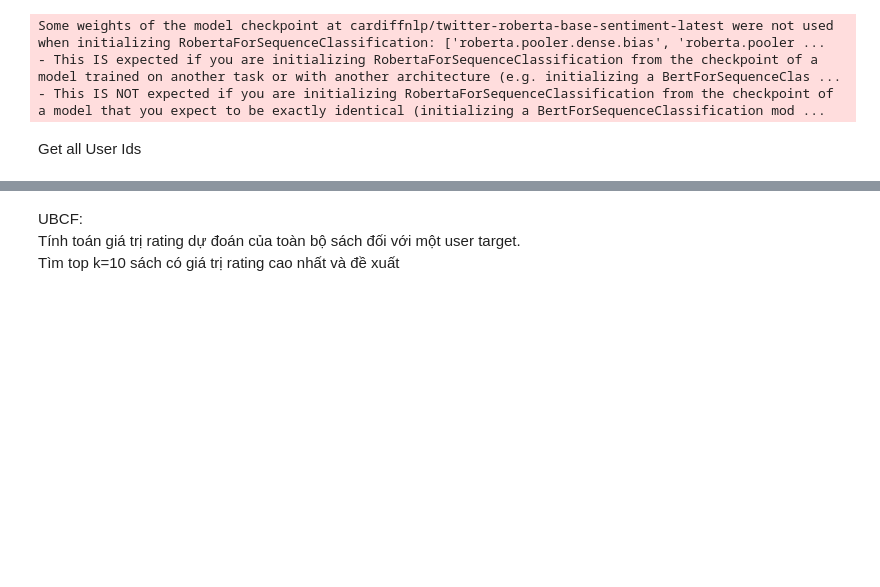
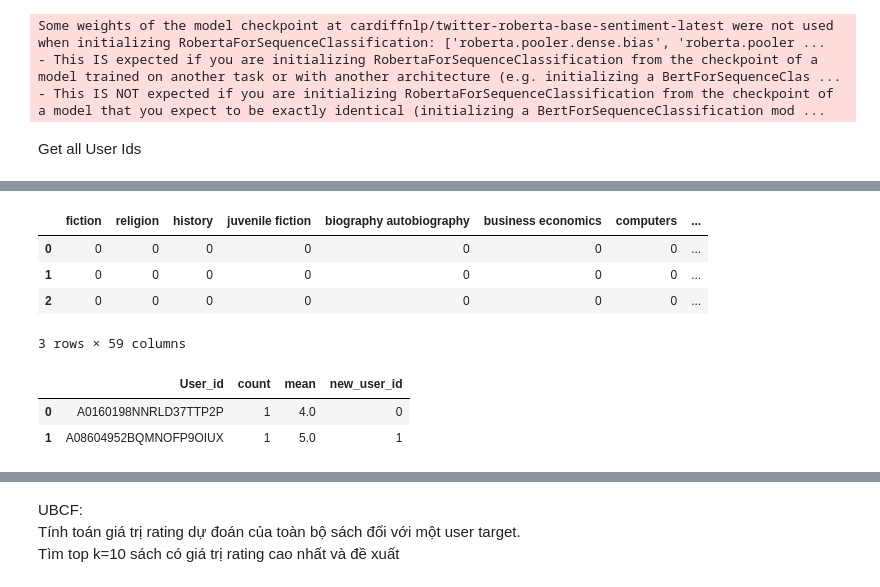
Before and after one commit to ngthiennhan2002/Amazon-Books_Reviews, a Jupyter notebook: amazon_books_reviews_2.ipynb, the cells around one changed output, grey strips where cells are left out. Saved outputs shown, nothing was run; the diff lists cells and outputs as text; code cells hidden in the pictures; blank space fills up the shorter version.

```diff
--- a/amazon_books_reviews_2.ipynb
+++ b/amazon_books_reviews_2.ipynb
@@ -1126,0 +998,37 @@ data.shape
+# %%
+'''
+Tạo one hot encoding vector đối với top các category
+'''
+sample_size = 10000
+data = df_all.sample(sample_size)
+data.shape
+Categories = ['Fiction', 'Religion', 'History', 'Juvenile Fiction', 'Biography & Autobiography', 'Business & Economics', 'Computers', 'Social Science', 'Juvenile Nonfiction', 'Science', 'Education', 'Cooking', 'Sports & Recreation', 'Family & Relationships', 'Literary Criticism', 'Music', 'Medical', 'Art', 'Body, Mind & Spirit', 'Language Arts & Disciplines', 'Health & Fitness', 'Political Science', 'Psychology', 'Philosophy', 'Travel', 'Technology & Engineering', 'Self-Help', 'Poetry', 'Foreign Language Study', 'Crafts & Hobbies', 'Performing Arts', 'Reference', 'Mathematics', 'Comics & Graphic Novels', 'Nature', 'Architecture', 'Transportation', 'Law', 'Humor', 'Photography', 'American literature', 'Antiques & Collectibles', 'Drama', 'Bibles', 'Pets', 'Literary Collections', 'Young Adult Fiction', 'Games', 'Gardening', 'Study Aids', 'Games & Activities', 'House & Home', 'English language', 'United States', 'True Crime', 'Design', 'Great Britain', 'Animals']
+for index, category in enumerate(Categories):
+    category = category.lower()
+    category = remove_special_characters(category)
+    category = re.sub(r'\s+', ' ', category)
+    Categories[index] = category
+
+title_set = set([row['Title'] for i, row in data.iterrows()])
+
+df_categories = pd.DataFrame(columns=Categories)
+df_categories = pd.DataFrame({col: [0] * len(title_set) for col in Categories})
+
+for i, title in enumerate(title_set):
+    df_categories.at[i, 'Title'] = title
+
+for i, row in data.iterrows():
+    title = row['Title']
+    categories = row['categories'][2:-2]
+
+    if categories in Categories:
+        df_categories.loc[df_categories['Title'] == title, categories] = 1
+
+
+df_categories.head(3)
+# %% [output]
+|  | fiction | religion | history | juvenile fiction | biography autobiography | business economics | computers | ... |
+| 0 | 0 | 0 | 0 | 0 | 0 | 0 | 0 | ... |
+| 1 | 0 | 0 | 0 | 0 | 0 | 0 | 0 | ... |
+| 2 | 0 | 0 | 0 | 0 | 0 | 0 | 0 | ... |
+3 rows × 59 columns
@@ -1126,0 +1058,9 @@ data.shape
+# %%
+# Set user id mới
+user_id_map = {user_id: i for i, user_id in enumerate(df_user['User_id'].unique())}
+df_user['new_user_id'] = df_user['User_id'].map(user_id_map)
+df_user.head(2)
+# %% [output]
+|  | User_id | count | mean | new_user_id |
+| 0 | A0160198NNRLD37TTP2P | 1 | 4.0 | 0 |
+| 1 | A08604952BQMNOFP9OIUX | 1 | 5.0 | 1 |
```
Also changed, not shown: parts of 37 cells of this notebook.
